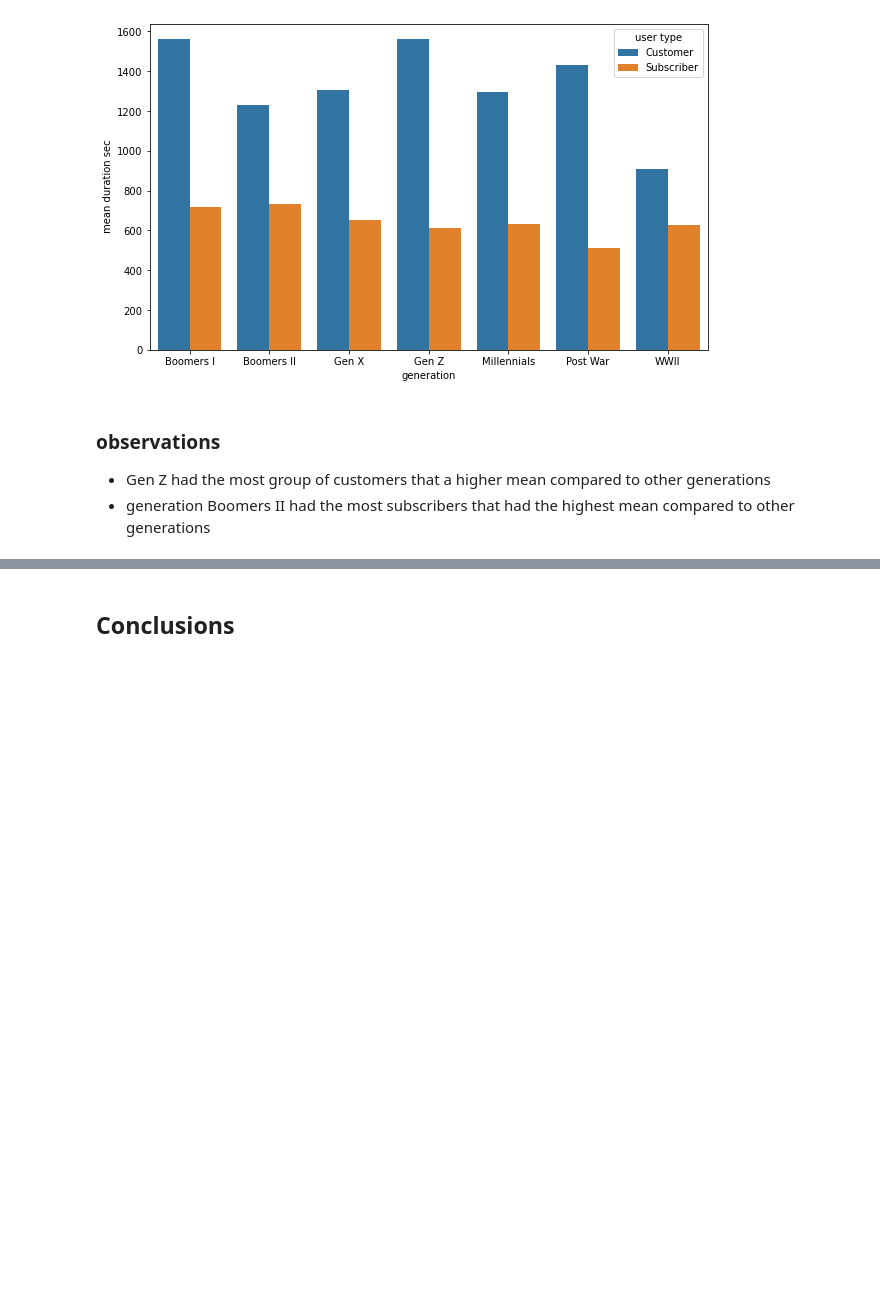
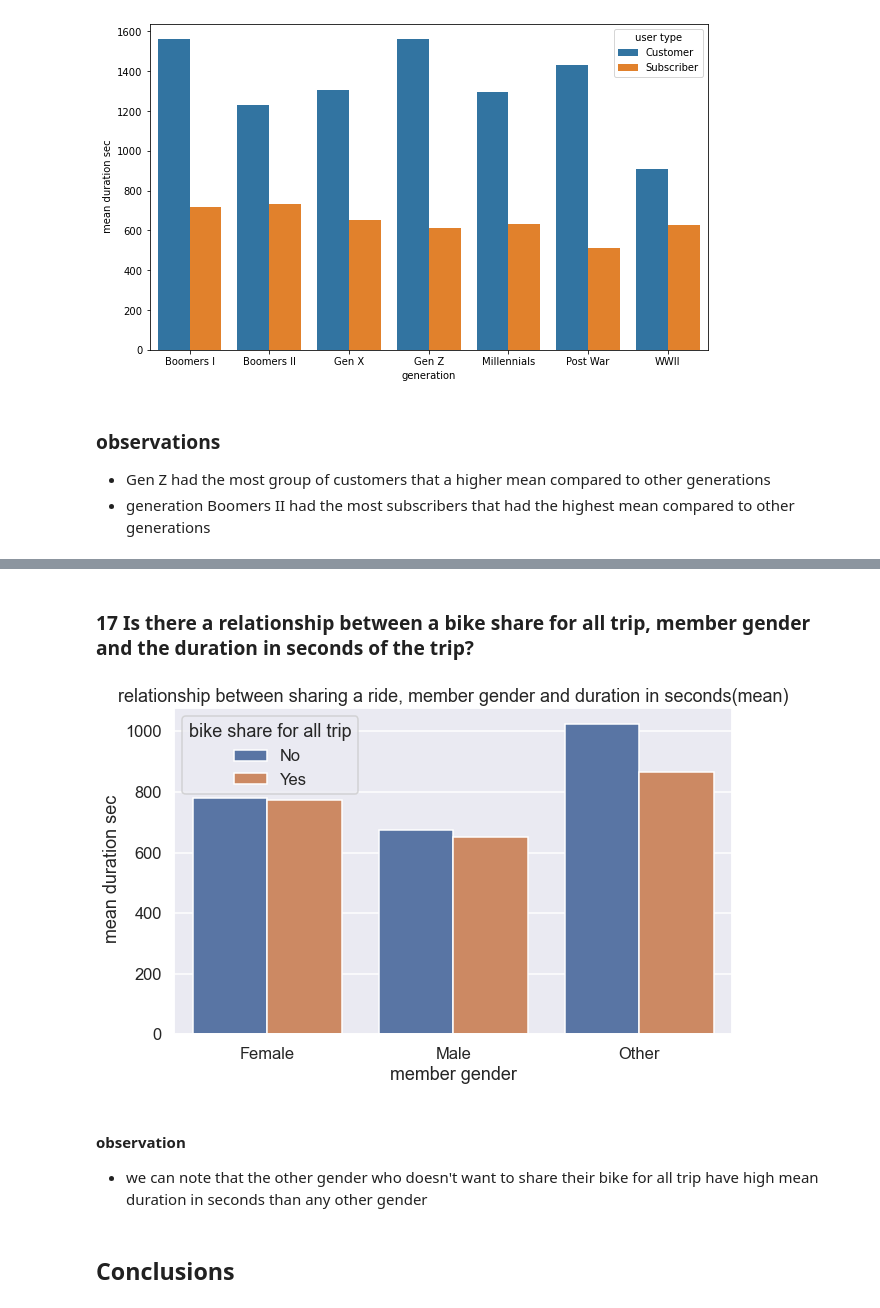
Before and after one commit to claudius96/fordgobike_analysis, a Jupyter notebook: Part_I_exploration.ipynb, the cells around one changed output, grey strips where cells are left out. Saved outputs shown, nothing was run; the diff lists cells and outputs as text; code cells hidden in the pictures; blank space fills up the shorter version.

```diff
--- a/Part_I_exploration.ipynb
+++ b/Part_I_exploration.ipynb
@@ -454,3 +482,22 @@ plt.ylabel(' mean duration sec');
+# %% [markdown]
+### 17 Is there a relationship between a bike share for all trip, member gender and the duration in seconds of the trip?
+# %%
+
+duration_share_gender = bikes_clean[['duration_sec','bike_share_for_all_trip','member_gender']].groupby(['bike_share_for_all_trip','member_gender']).mean()
+duration_share_gender = duration_share_gender.reset_index()
+
+#plot
+plt.figure(figsize=[10,6])
+sb.barplot(data=duration_share_gender, x='member_gender', y='duration_sec', hue='bike_share_for_all_trip')
+plt.legend(title='bike share for all trip')
+plt.title('relationship between sharing a ride, member gender and duration in seconds(mean)')
+plt.ylabel(' mean duration sec')
+plt.xlabel('member gender');
+# %% [output]
+[figure, added]
+# %% [markdown]
+#### observation
+- we can note that the other gender who doesn't want to share their bike for all trip have high mean duration in seconds than any other gender
 # %% [markdown]
 ## Conclusions
 # %% [markdown]
```
Also changed, not shown: parts of 6 cells of this notebook, 1 other file.
